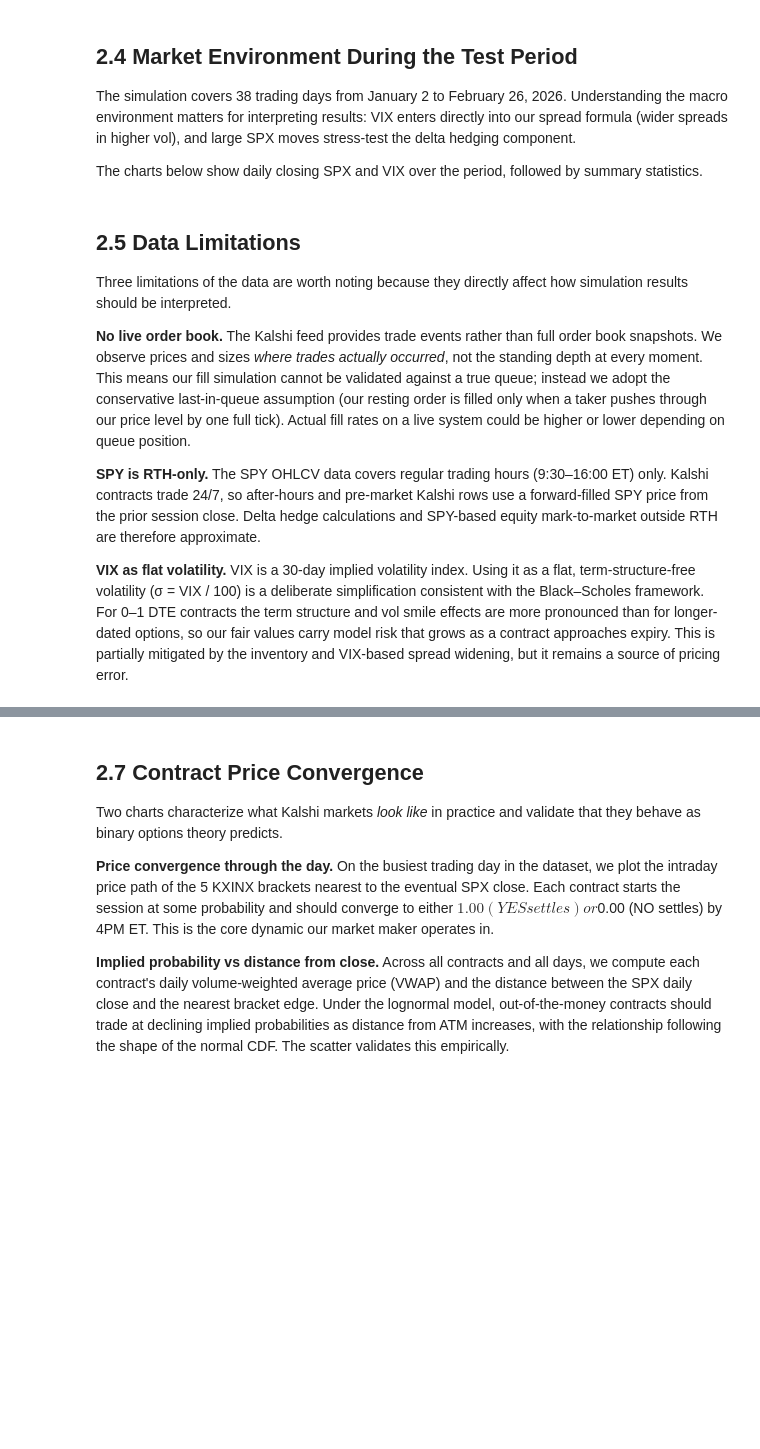
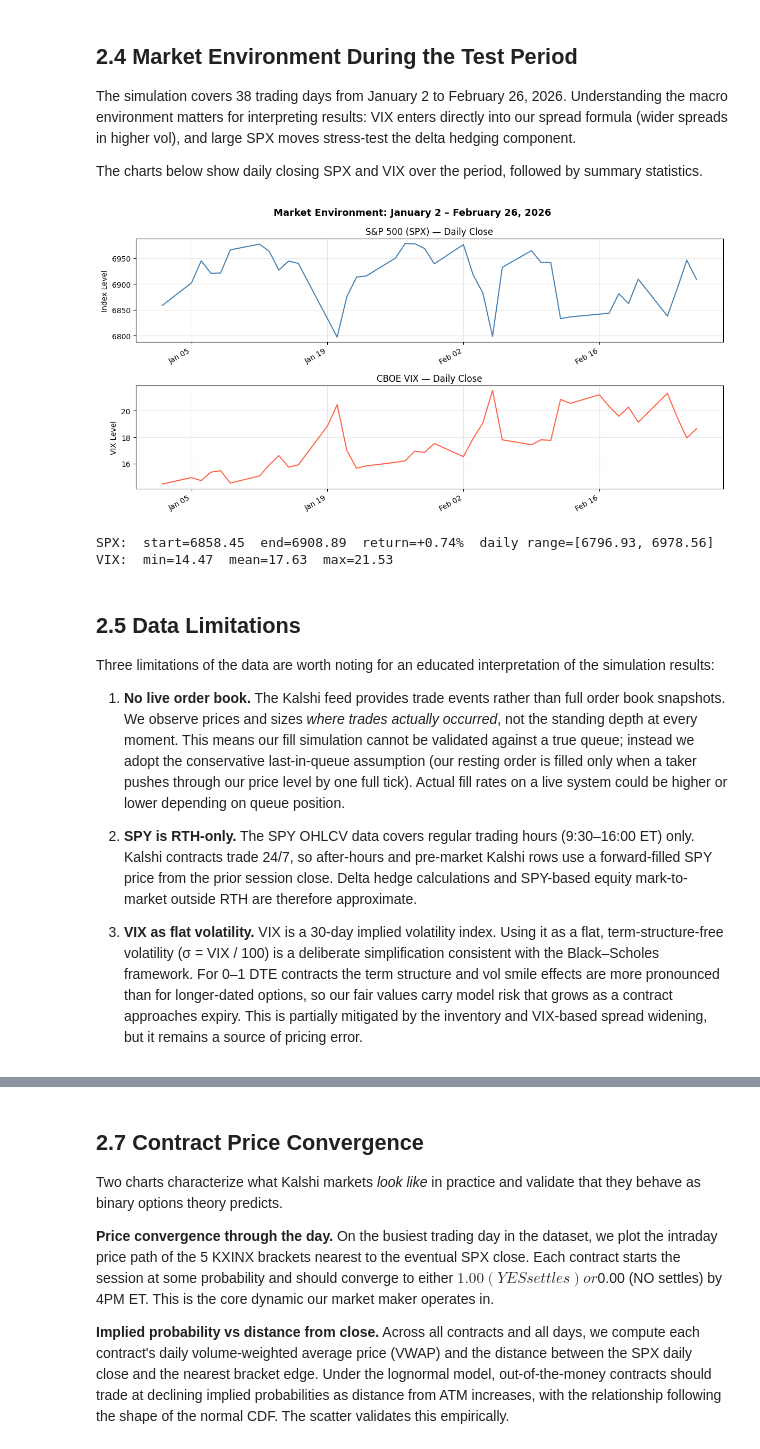
Before and after one commit to chris-mulligan-50/FINM-33150-Quantitative-Trading-Strategies-Final-Project-Kalshi-Market-Making-, a Jupyter notebook: submission.ipynb, the cells around one changed output, grey strips where cells are left out. Drawn from its saved outputs; the diff is of its cells as text; code cells hidden in the pictures; blank space fills up the shorter version.

```diff
--- a/submission.ipynb
+++ b/submission.ipynb
@@ -164,58 +362,40 @@ The simulation covers 38 trading days from January 2 to February 26, 2026. Under
 
 The charts below show daily closing SPX and VIX over the period, followed by summary statistics.
 # %%
-import matplotlib.pyplot as plt
-import matplotlib.dates as mdates
-
 # Daily close: last observed value of each trading day
 spx_pd = spx.to_pandas()
 spx_pd["date"] = pd.to_datetime(spx_pd["date"])
 spx_daily = spx_pd.groupby("date")["spx"].last().reset_index().sort_values("date")
 
 vix_pd = vix.to_pandas()
 vix_pd["date"] = pd.to_datetime(vix_pd["date"])
 vix_daily = vix_pd.groupby("date")["vix"].last().reset_index().sort_values("date")
 
-fig, (ax1, ax2) = plt.subplots(2, 1, figsize=(12, 6), sharex=False)
-fig.suptitle("Market Environment: January 2 – February 26, 2026", fontsize=13, fontweight="bold")
-
-ax1.plot(spx_daily["date"], spx_daily["spx"], color="steelblue", linewidth=1.5)
-ax1.set_ylabel("Index Level")
-ax1.set_title("S&P 500 (SPX) — Daily Close")
-ax1.grid(True, alpha=0.3)
-ax1.xaxis.set_major_formatter(mdates.DateFormatter("%b %d"))
-ax1.xaxis.set_major_locator(mdates.WeekdayLocator(byweekday=mdates.MO, interval=2))
-plt.setp(ax1.xaxis.get_majorticklabels(), rotation=30, ha="right")
-
-ax2.plot(vix_daily["date"], vix_daily["vix"], color="tomato", linewidth=1.5)
-ax2.set_ylabel("VIX Level")
-ax2.set_title("CBOE VIX — Daily Close")
-ax2.grid(True, alpha=0.3)
-ax2.xaxis.set_major_formatter(mdates.DateFormatter("%b %d"))
-ax2.xaxis.set_major_locator(mdates.WeekdayLocator(byweekday=mdates.MO, interval=2))
-plt.setp(ax2.xaxis.get_majorticklabels(), rotation=30, ha="right")
-
-plt.tight_layout()
-plt.show()
-
-# Summary stats
-spx_start = spx_daily["spx"].iloc[0]
-spx_end   = spx_daily["spx"].iloc[-1]
-spx_ret   = (spx_end / spx_start - 1) * 100
-print(f"SPX:  start={spx_start:.2f}  end={spx_end:.2f}  return={spx_ret:+.2f}%"
-      f"  daily range=[{spx_daily['spx'].min():.2f}, {spx_daily['spx'].max():.2f}]")
-print(f"VIX:  min={vix_daily['vix'].min():.2f}  mean={vix_daily['vix'].mean():.2f}"
-      f"  max={vix_daily['vix'].max():.2f}")
+plot_market_environment(spx_daily, vix_daily)
+# %% [output]
+[figure, added]
+# %%
+# Summary stats
+spx_start = spx_daily["spx"].iloc[0]
+spx_end   = spx_daily["spx"].iloc[-1]
+spx_ret   = (spx_end / spx_start - 1) * 100
+print(f"SPX:  start={spx_start:.2f}  end={spx_end:.2f}  return={spx_ret:+.2f}%"
+      f"  daily range=[{spx_daily['spx'].min():.2f}, {spx_daily['spx'].max():.2f}]")
+print(f"VIX:  min={vix_daily['vix'].min():.2f}  mean={vix_daily['vix'].mean():.2f}"
+      f"  max={vix_daily['vix'].max():.2f}")
+# %% [output]
+SPX:  start=6858.45  end=6908.89  return=+0.74%  daily range=[6796.93, 6978.56]
+VIX:  min=14.47  mean=17.63  max=21.53
 # %% [markdown]
 ## 2.5 Data Limitations
 
-Three limitations of the data are worth noting because they directly affect how simulation results should be interpreted.
+Three limitations of the data are worth noting for an educated interpretation of the simulation results:
 
-**No live order book.** The Kalshi feed provides trade events rather than full order book snapshots. We observe prices and sizes *where trades actually occurred*, not the standing depth at every moment. This means our fill simulation cannot be validated against a true queue; instead we adopt the conservative last-in-queue assumption (our resting order is filled only when a taker pushes through our price level by one full tick). Actual fill rates on a live system could be higher or lower depending on queue position.
+1. **No live order book.** The Kalshi feed provides trade events rather than full order book snapshots. We observe prices and sizes *where trades actually occurred*, not the standing depth at every moment. This means our fill simulation cannot be validated against a true queue; instead we adopt the conservative last-in-queue assumption (our resting order is filled only when a taker pushes through our price level by one full tick). Actual fill rates on a live system could be higher or lower depending on queue position.
 
-**SPY is RTH-only.** The SPY OHLCV data covers regular trading hours (9:30–16:00 ET) only. Kalshi contracts trade 24/7, so after-hours and pre-market Kalshi rows use a forward-filled SPY price from the prior session close. Delta hedge calculations and SPY-based equity mark-to-market outside RTH are therefore approximate.
+2. **SPY is RTH-only.** The SPY OHLCV data covers regular trading hours (9:30–16:00 ET) only. Kalshi contracts trade 24/7, so after-hours and pre-market Kalshi rows use a forward-filled SPY price from the prior session close. Delta hedge calculations and SPY-based equity mark-to-market outside RTH are therefore approximate.
 
-**VIX as flat volatility.** VIX is a 30-day implied volatility index. Using it as a flat, term-structure-free volatility (σ = VIX / 100) is a deliberate simplification consistent with the Black–Scholes framework. For 0–1 DTE contracts the term structure and vol smile effects are more pronounced than for longer-dated options, so our fair values carry model risk that grows as a contract approaches expiry. This is partially mitigated by the inventory and VIX-based spread widening, but it remains a source of pricing error.
+3. **VIX as flat volatility.** VIX is a 30-day implied volatility index. Using it as a flat, term-structure-free volatility (σ = VIX / 100) is a deliberate simplification consistent with the Black–Scholes framework. For 0–1 DTE contracts the term structure and vol smile effects are more pronounced than for longer-dated options, so our fair values carry model risk that grows as a contract approaches expiry. This is partially mitigated by the inventory and VIX-based spread widening, but it remains a source of pricing error.
 # %% [markdown]
 ## 2.6 Intraday Trade Activity
 
```
Also changed, not shown: parts of 15 cells of this notebook.
